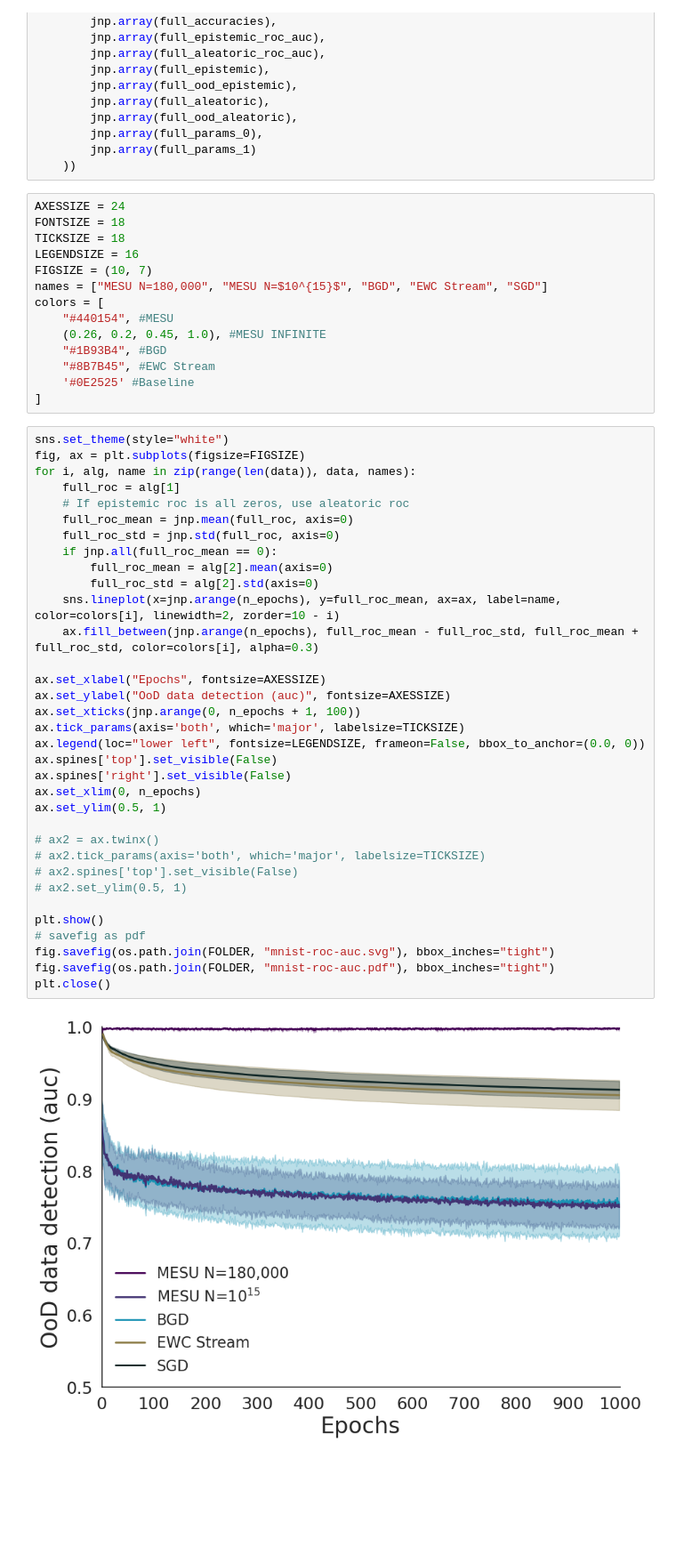
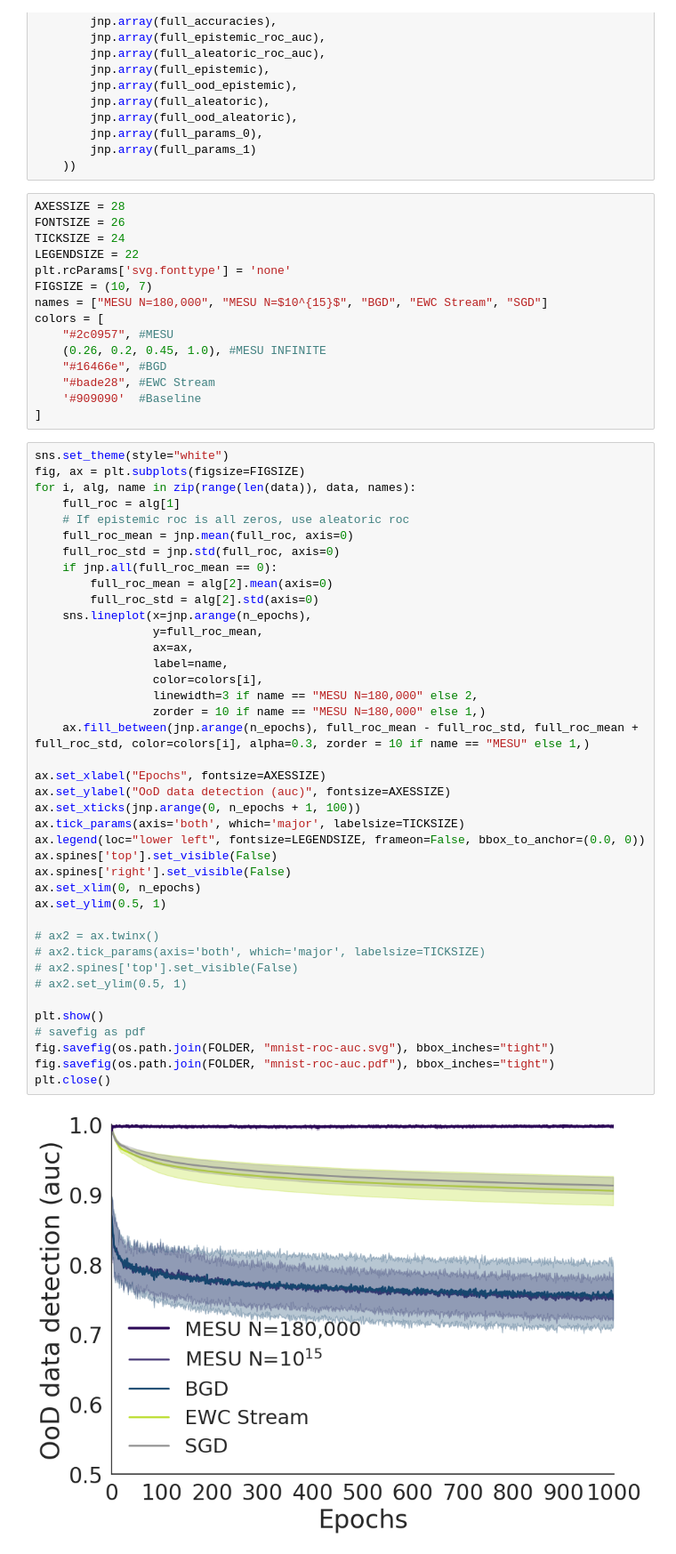
Before and after one commit to kellian-cottart/mesu-pmnist, a Jupyter notebook: figure-mnist-ood.ipynb, the cells around one changed output. Shown at 89% size. Cells and saved outputs as stored; diff of their text form; blank space fills up the shorter version.

```diff
--- a/figure-mnist-ood.ipynb
+++ b/figure-mnist-ood.ipynb
@@ -87,18 +87,19 @@ for path in paths:
         jnp.array(full_params_1)
     ))
 # %%
-AXESSIZE = 24
-FONTSIZE = 18
-TICKSIZE = 18
-LEGENDSIZE = 16
+AXESSIZE = 28
+FONTSIZE = 26
+TICKSIZE = 24
+LEGENDSIZE = 22
+plt.rcParams['svg.fonttype'] = 'none'
 FIGSIZE = (10, 7)
 names = ["MESU N=180,000", "MESU N=$10^{15}$", "BGD", "EWC Stream", "SGD"]
 colors = [
-    "#440154", #MESU
+    "#2c0957", #MESU
     (0.26, 0.2, 0.45, 1.0), #MESU INFINITE
-    "#1B93B4", #BGD
-    "#8B7B45", #EWC Stream
-    '#0E2525' #Baseline
+    "#16466e", #BGD
+    "#bade28", #EWC Stream
+    '#909090'  #Baseline
 ]
 # %%
 sns.set_theme(style="white")
@@ -106,36 +107,42 @@ fig, ax = plt.subplots(figsize=FIGSIZE)
 for i, alg, name in zip(range(len(data)), data, names):
     full_roc = alg[1]
     # If epistemic roc is all zeros, use aleatoric roc
     full_roc_mean = jnp.mean(full_roc, axis=0)
     full_roc_std = jnp.std(full_roc, axis=0)
     if jnp.all(full_roc_mean == 0):
         full_roc_mean = alg[2].mean(axis=0)
         full_roc_std = alg[2].std(axis=0)
-    sns.lineplot(x=jnp.arange(n_epochs), y=full_roc_mean, ax=ax, label=name, color=colors[i], linewidth=2, zorder=10 - i)
-    ax.fill_between(jnp.arange(n_epochs), full_roc_mean - full_roc_std, full_roc_mean + full_roc_std, color=colors[i], alpha=0.3)
+    sns.lineplot(x=jnp.arange(n_epochs),
+                 y=full_roc_mean,
+                 ax=ax,
+                 label=name,
+                 color=colors[i],
+                 linewidth=3 if name == "MESU N=180,000" else 2,
+                 zorder = 10 if name == "MESU N=180,000" else 1,)
+    ax.fill_between(jnp.arange(n_epochs), full_roc_mean - full_roc_std, full_roc_mean + full_roc_std, color=colors[i], alpha=0.3, zorder = 10 if name == "MESU" else 1,)
 
 ax.set_xlabel("Epochs", fontsize=AXESSIZE)
 ax.set_ylabel("OoD data detection (auc)", fontsize=AXESSIZE)
 ax.set_xticks(jnp.arange(0, n_epochs + 1, 100))
 ax.tick_params(axis='both', which='major', labelsize=TICKSIZE)
 ax.legend(loc="lower left", fontsize=LEGENDSIZE, frameon=False, bbox_to_anchor=(0.0, 0))
 ax.spines['top'].set_visible(False)
 ax.spines['right'].set_visible(False)
 ax.set_xlim(0, n_epochs)
 ax.set_ylim(0.5, 1)
 
 # ax2 = ax.twinx()
 # ax2.tick_params(axis='both', which='major', labelsize=TICKSIZE)
 # ax2.spines['top'].set_visible(False)
 # ax2.set_ylim(0.5, 1)
 
 plt.show()
 # savefig as pdf
 fig.savefig(os.path.join(FOLDER, "mnist-roc-auc.svg"), bbox_inches="tight")
 fig.savefig(os.path.join(FOLDER, "mnist-roc-auc.pdf"), bbox_inches="tight")
 plt.close()
 # %% [output]
-[figure, old version]
+[figure, new version]
 # %%
 fig, ax = plt.subplots(figsize=FIGSIZE)
 for i, alg, name in zip(range(len(data)-2), data, names):
```
Also changed, not shown: parts of 4 cells of this notebook, 1 other file.
